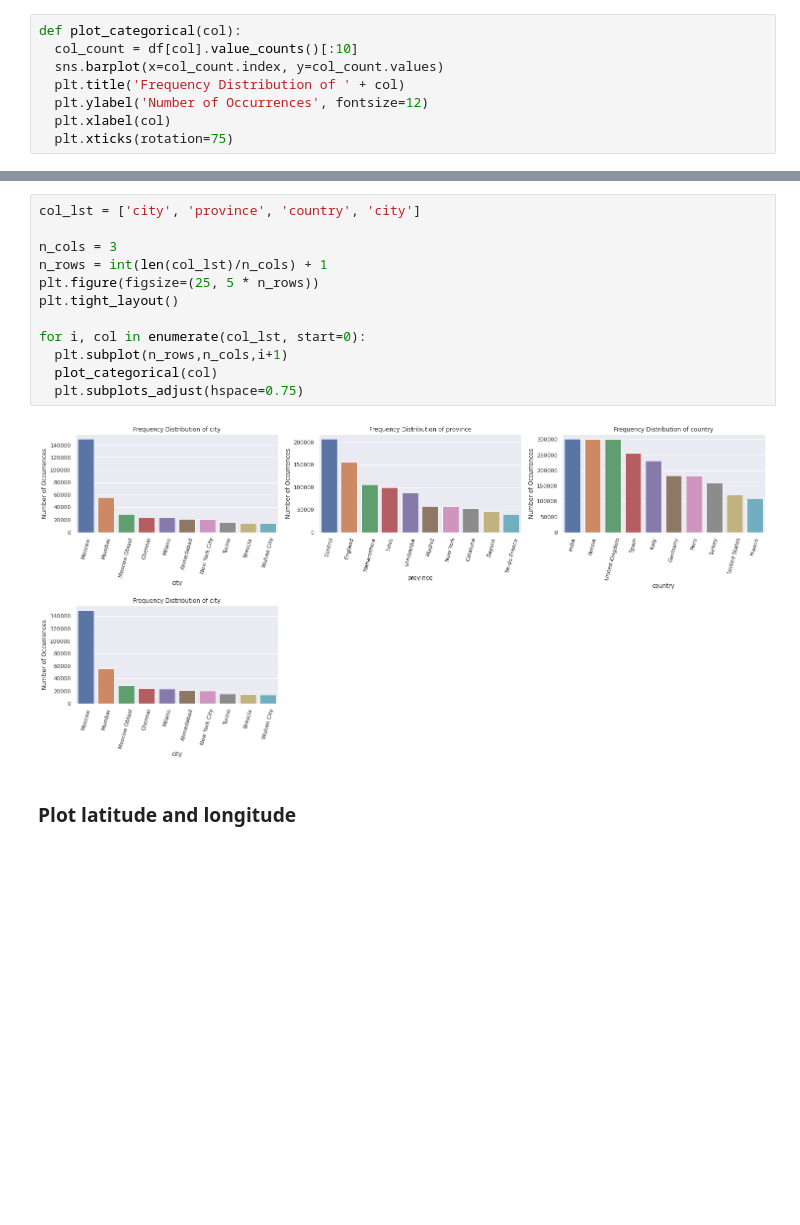
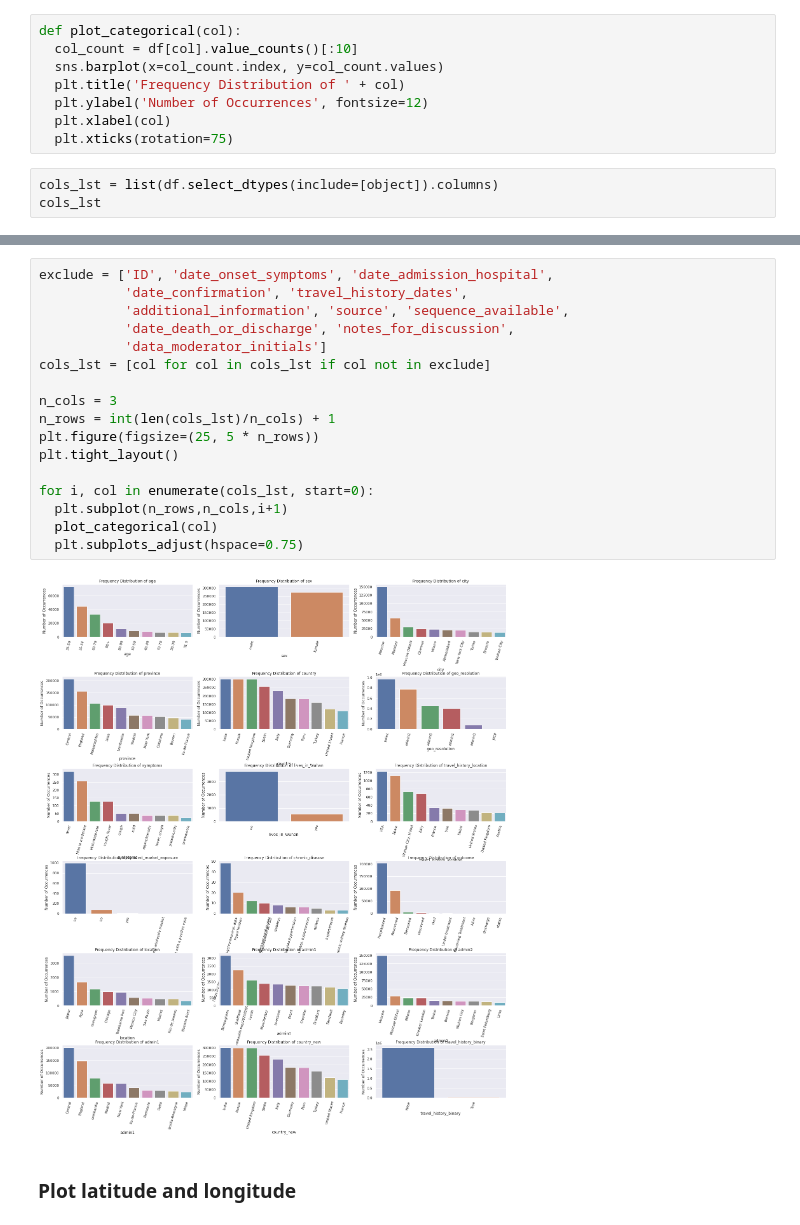
Before and after one commit to mattchap2/machine-learning, a Jupyter notebook: source-code.ipynb, the cells around one changed output, grey strips where cells are left out. Saved outputs shown, nothing was run; the diff lists cells and outputs as text; blank space fills up the shorter version.

Commit message:
Update 'Visualise categorical data' in code

```diff
--- a/source-code.ipynb
+++ b/source-code.ipynb
@@ -96,3 +94,6 @@ def plot_categorical(col):
   plt.ylabel('Number of Occurrences', fontsize=12)
   plt.xlabel(col)
   plt.xticks(rotation=75)
+# %%
+cols_lst = list(df.select_dtypes(include=[object]).columns)
+cols_lst
@@ -99,17 +118,22 @@ def plot_categorical(col):
 # %%
-col_lst = ['city', 'province', 'country', 'city']
+exclude = ['ID', 'date_onset_symptoms', 'date_admission_hospital',
+           'date_confirmation', 'travel_history_dates',
+           'additional_information', 'source', 'sequence_available',
+           'date_death_or_discharge', 'notes_for_discussion',
+           'data_moderator_initials']
+cols_lst = [col for col in cols_lst if col not in exclude]
 
 n_cols = 3
-n_rows = int(len(col_lst)/n_cols) + 1
+n_rows = int(len(cols_lst)/n_cols) + 1
 plt.figure(figsize=(25, 5 * n_rows))
 plt.tight_layout()
 
-for i, col in enumerate(col_lst, start=0):
+for i, col in enumerate(cols_lst, start=0):
   plt.subplot(n_rows,n_cols,i+1)
   plot_categorical(col)
   plt.subplots_adjust(hspace=0.75)
 # %% [output]
-[figure, old version]
+[figure, new version]
 # %% [markdown]
 ### Plot latitude and longitude
 # %%
```
Also changed, not shown: parts of 3 cells of this notebook.
